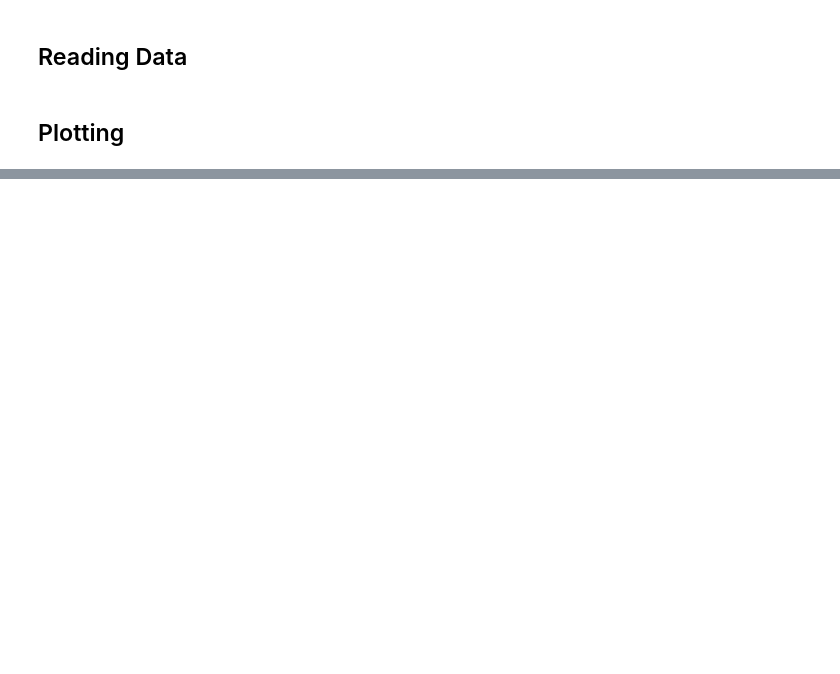
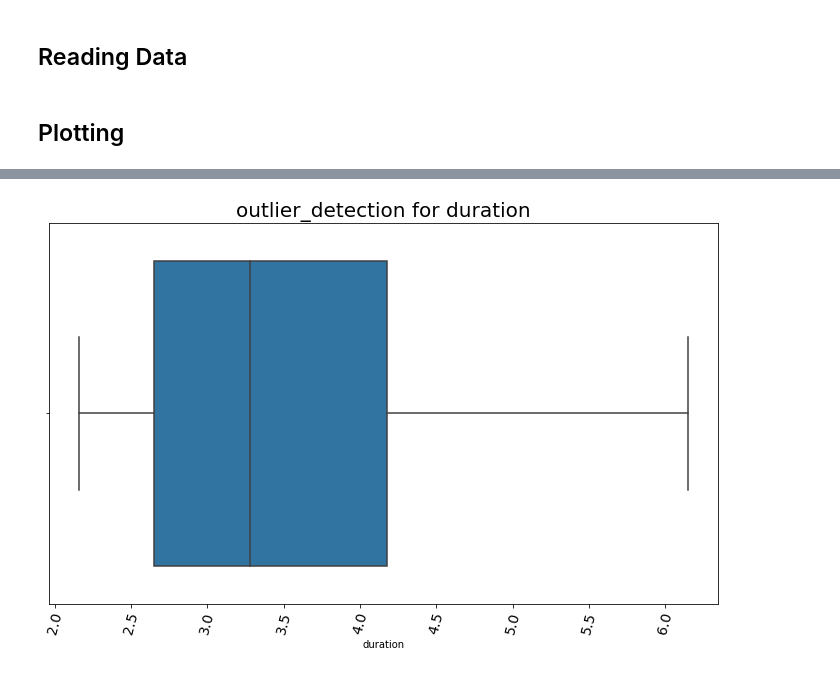
Before and after one commit to 10-Academy-Batch-4-Week-4/Swahili-Speech-To-Text, a Jupyter notebook: notebooks/EDA.ipynb, the cells around one changed output, grey strips where cells are left out. Saved outputs shown, nothing was run; the diff lists cells and outputs as text; code cells hidden in the pictures; blank space fills up the shorter version.

```diff
--- a/notebooks/EDA.ipynb
+++ b/notebooks/EDA.ipynb
@@ -19,0 +72,4 @@ def audio_test(data:pd.DataFrame,col:str,row:int):
+# %%
+plots.plot_box(duration_df, 'duration', 'outlier_detection for duration')
+# %% [output]
+[figure, added]
```
Also changed, not shown: parts of 20 cells of this notebook, 1 other file.
